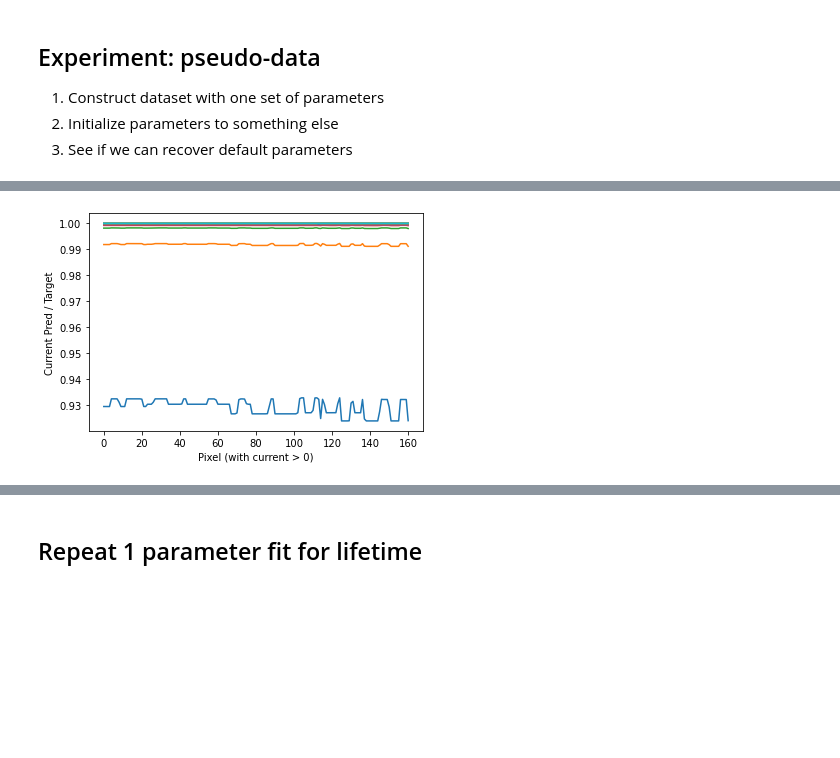
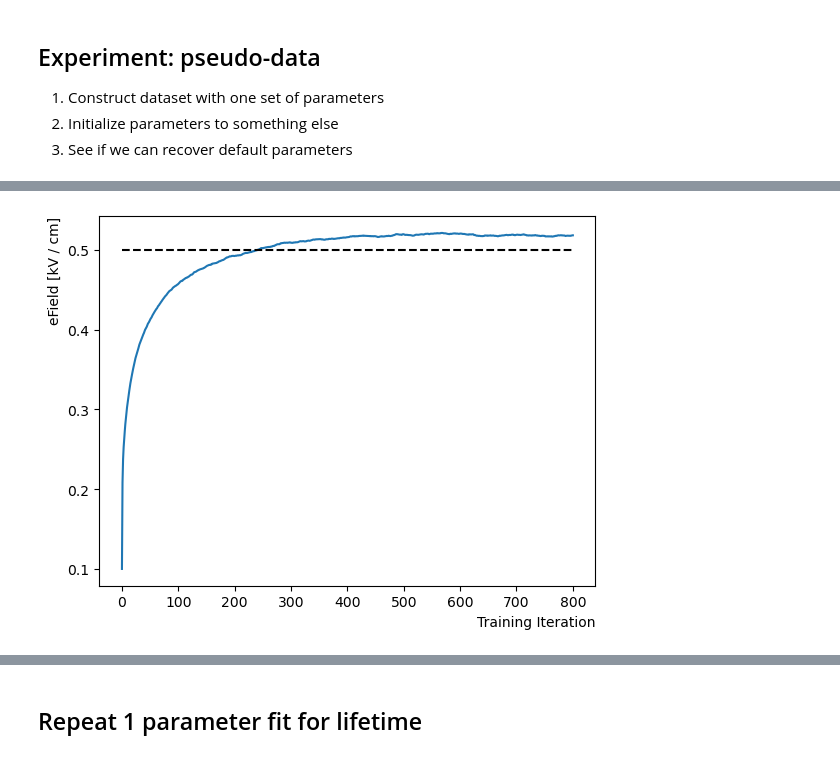
Before and after one commit to ynashed/larnd-sim, a Jupyter notebook: examples/Parameter Fitting.ipynb, the cells around one changed output, grey strips where cells are left out. Cells and saved outputs as stored; diff of their text form; code cells hidden in the pictures; blank space fills up the shorter version.

```diff
--- a/examples/Parameter Fitting.ipynb
+++ b/examples/Parameter Fitting.ipynb
@@ -49,7 +56,7 @@ tracks['z_end'] = x_end
 tracks['z'] = x
 
 selected_tracks = tracks[30:40]
-selected_tracks_torch = torch_from_structured(np.copy(selected_tracks))
+selected_tracks_torch = torch_from_structured(np.copy(selected_tracks)).to(device)
 # %% [markdown]
 ## Simulation
 To flexibly keep track of parameters/gradients, simulations are housed in a class `sim_with_grad`. This is derived from class versions of all the other modules. Parameters are housed in `consts`, with method `track_gradients` to promote the constants to `requires_grad=True` PyTorch tensors.
@@ -82,5 +87,5 @@ from larndsim.sim_with_grad import sim_with_grad
 # Here we build a map between tracks and event IDs (no param dependence, so np should be ok)
 unique_eventIDs = np.unique(selected_tracks['eventID'])
 event_id_map = np.searchsorted(unique_eventIDs,np.asarray(selected_tracks['eventID']))
-event_id_map_torch = torch.from_numpy(event_id_map)
+event_id_map_torch = torch.from_numpy(event_id_map).to(device)
 # %%
@@ -143,4 +166,7 @@ from larndsim.sim_with_grad import sim_with_grad
 sim_default = sim_with_grad()
 sim_default.load_detector_properties("../larndsim/detector_properties/module0.yaml",
                              "../larndsim/pixel_layouts/multi_tile_layout-2.2.16.yaml")
-target = all_sim(sim_default, selected_tracks_torch, selected_tracks.dtype.names, event_id_map)
+target, pix_target = all_sim(sim_default, selected_tracks_torch, selected_tracks.dtype.names,
+                             event_id_map_torch, return_unique_pix=True)
+
+embed_target = embed_adc_list(sim_default, target, pix_target)
@@ -157,28 +180,36 @@ sim.load_detector_properties("../larndsim/detector_properties/module0.yaml",
 loss_fn = torch.nn.MSELoss()
 
 #Initialize eField to different value
-eField_init = 0.3
+eField_init = 0.1
 update_grad_param(sim, "eField", eField_init)
 
 # Should be smarter w/ lr, but for now eyeball given gradient
-optimizer = torch.optim.SGD([sim.eField], lr=3e-8, momentum=0.1)
+optimizer = torch.optim.SGD([sim.eField], lr=1, momentum=0.1)
 
 training_step_eFields = []
-training_step_currents = []
+training_step_ADC = []
+losses = []
+
 #Training loop
-for epoch in range(20):
+for epoch in range(800):
     optimizer.zero_grad()
 
     #Simulate with that parameter and get output
-    output = all_sim(sim, selected_tracks_torch, selected_tracks.dtype.names, event_id_map)
+    output, pix_out = all_sim(sim, selected_tracks_torch, selected_tracks.dtype.names, event_id_map,
+                              return_unique_pix=True)
+
+    embed_output = embed_adc_list(sim, output, pix_out)
 
     #Calc loss between simulated and target + backprop
-    loss = loss_fn(output, target)
+    loss = loss_fn(embed_output, embed_target)
     loss.backward()
 
-    print(sim.eField.grad)
+
     optimizer.step()
-    print(sim.eField)
-    training_step_eFields.append(sim.eField.detach())
-    training_step_currents.append(output.detach())
+
+    if epoch % 100 == 0:
+        print(f"eField for epoch {epoch}, {sim.eField} [kV / cm]")
+    training_step_eFields.append(sim.eField.cpu().detach().numpy().copy())
+    training_step_ADC.append(embed_output.cpu().detach())
+    losses.append(loss.cpu().detach())
 # %% [output]
@@ -202,13 +224,9 @@ tensor(0.5000, requires_grad=True)
-# %%
-%matplotlib inline
-
-for ic, current in enumerate(training_step_currents):
-    plt.plot(current[target > 0].numpy()/target[target > 0].detach().numpy(),
-             label='eField = %.2f' % training_step_eFields[ic])
-
-plt.xlabel('Pixel (with current > 0)')
-plt.ylabel('Current Pred / Target')
-
-plt.show()
-# %% [output]
-[figure, removed]
+# %%
+plt.plot([0.1]+training_step_eFields)
+plt.plot([0.5]*(len(training_step_eFields)+1), ls='dashed', c='k')
+plt.ylabel('eField [kV / cm]', ha='right', y=1.0)
+plt.xlabel('Training Iteration', ha='right', x=1.0)
+#plt.savefig('efield_convergence_ADC.pdf')
+plt.show()
+# %% [output]
+[figure, added]
```
Also changed, not shown: parts of 26 cells of this notebook, 3 other files.
